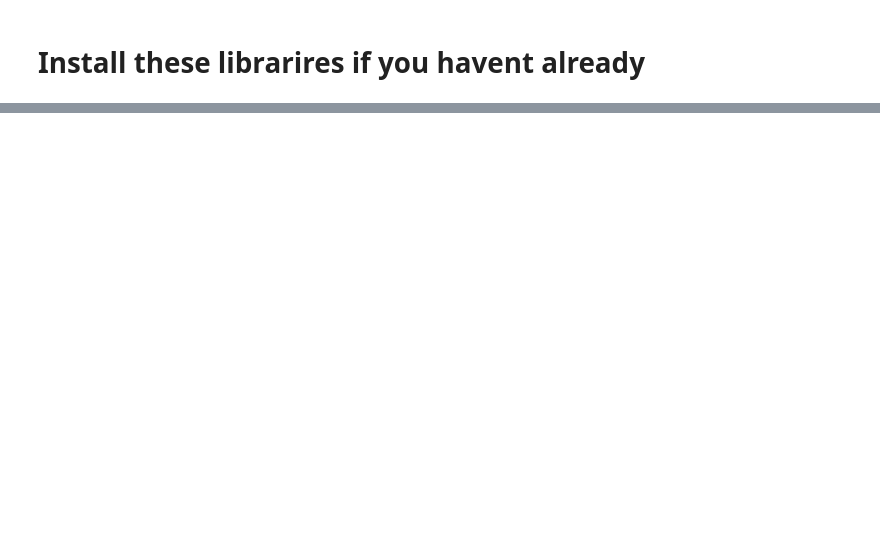
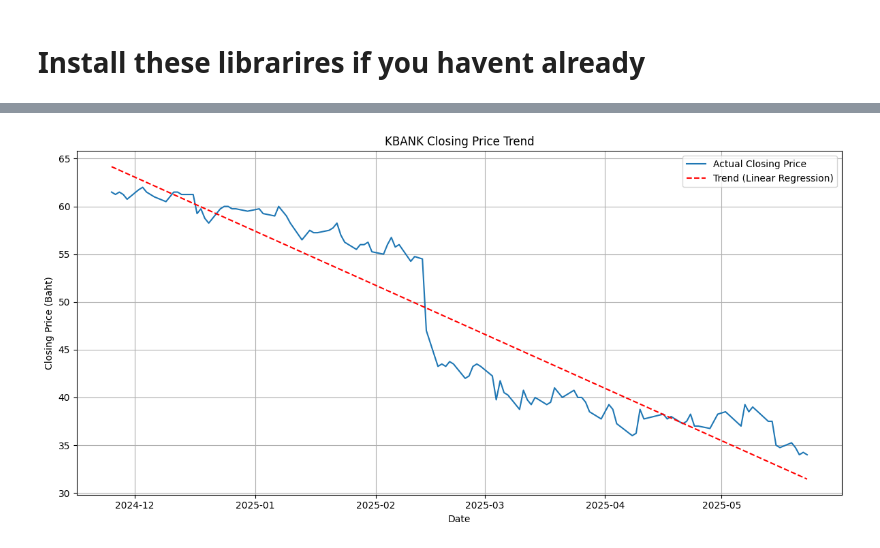
Before and after one commit to NETtoSan/Project-494, a Jupyter notebook: project.ipynb, the cells around one changed output, grey strips where cells are left out. Saved outputs shown, nothing was run; the diff lists cells and outputs as text; code cells hidden in the pictures; blank space fills up the shorter version.

Commit message:
base stock graph show and save

```diff
--- a/project.ipynb
+++ b/project.ipynb
@@ -7,7 +7,7 @@ import sys
 import pandas as pd
 
 try:
-    df = pd.read_excel("KBANK-SET-9May2025-6M.xlsx", sheet_name="KBANK", skiprows=1)
+    df = pd.read_excel("Stocks.xlsx", sheet_name="Stocks", skiprows=1)
 except FileNotFoundError:
     print("The file cannot be found!")
     sys.exit()
@@ -41,0 +67,38 @@ SystemExit:
+# %%
+from sklearn.linear_model import LinearRegression
+import numpy as np
+import matplotlib.pyplot as plt
+import matplotlib
+
+matplotlib.rcParams['font.family'] = 'DejaVu Sans'
+df_sorted = df.sort_values("วันที่")
+X = df_sorted["วันที่"].map(pd.Timestamp.toordinal).to_numpy().reshape(-1, 1)
+y = df_sorted["ราคาปิด"].astype(float).to_numpy()
+
+model = LinearRegression()
+model.fit(X, y)
+trend = model.predict(X)
+
+plt.figure(figsize=(12, 6))
+plt.plot(df_sorted["วันที่"], y, label="Actual Closing Price")
+plt.plot(df_sorted["วันที่"], trend, label="Trend (Linear Regression)", linestyle="--", color="red")
+plt.title("KBANK Closing Price Trend")
+plt.xlabel("Date")
+plt.ylabel("Closing Price (Baht)")
+plt.legend()
+plt.grid(True)
+plt.tight_layout()
+plt.show()
+
+# Save the plot as an image
+plt.savefig("kbank_closing_price_trend.png")
+
+# Save the data (date, actual, trend) to CSV
+output_df = pd.DataFrame({
+    "วันที่": df_sorted["วันที่"].dt.strftime("%Y-%m-%d"),
+    "ราคาปิด": y,
+    "แนวโน้ม": trend
+})
+output_df.to_csv("kbank_closing_price_trend.csv", index=False)
+# %% [output]
+[figure, added]
```
Also changed, not shown: parts of 2 cells of this notebook, 2 other files.
